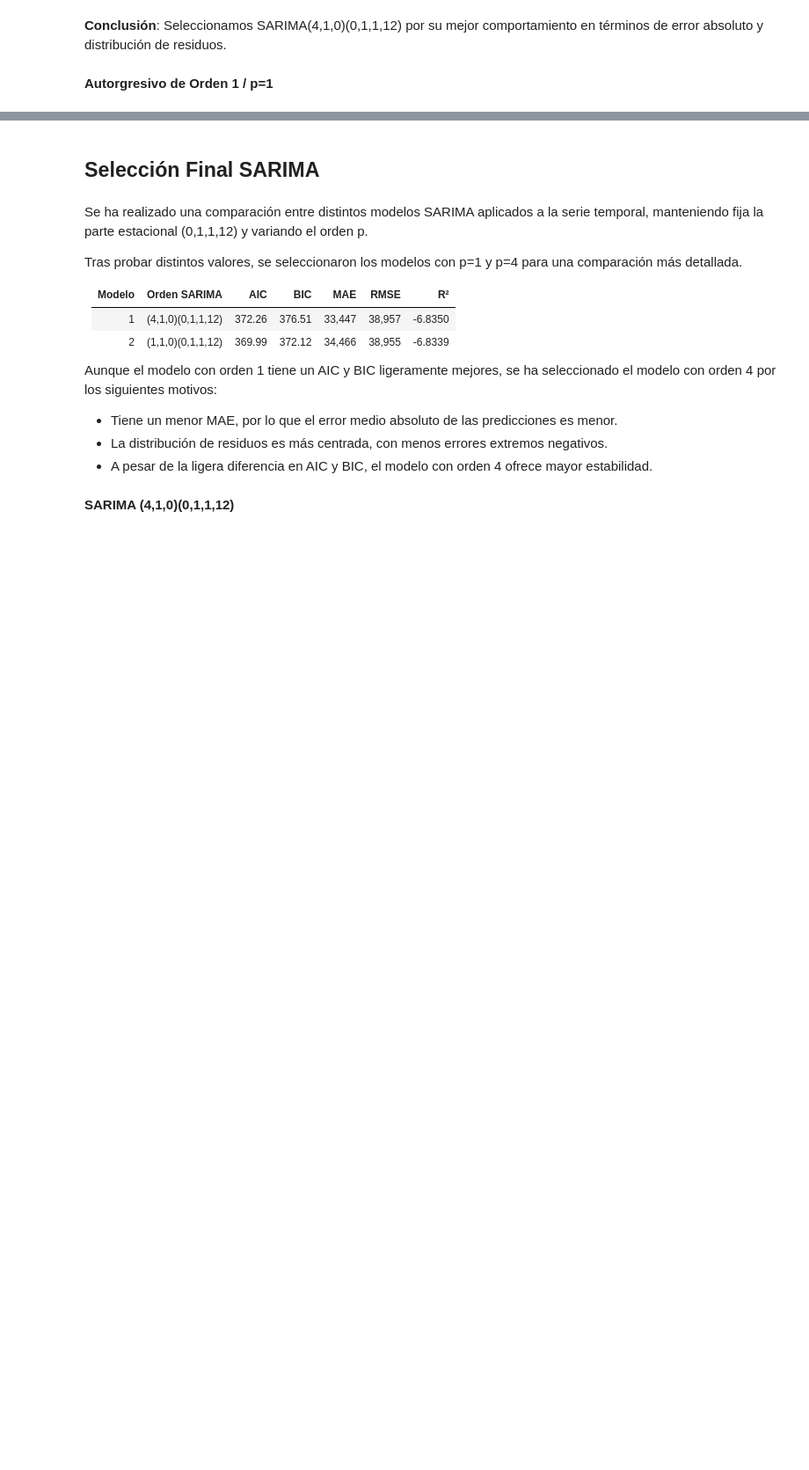
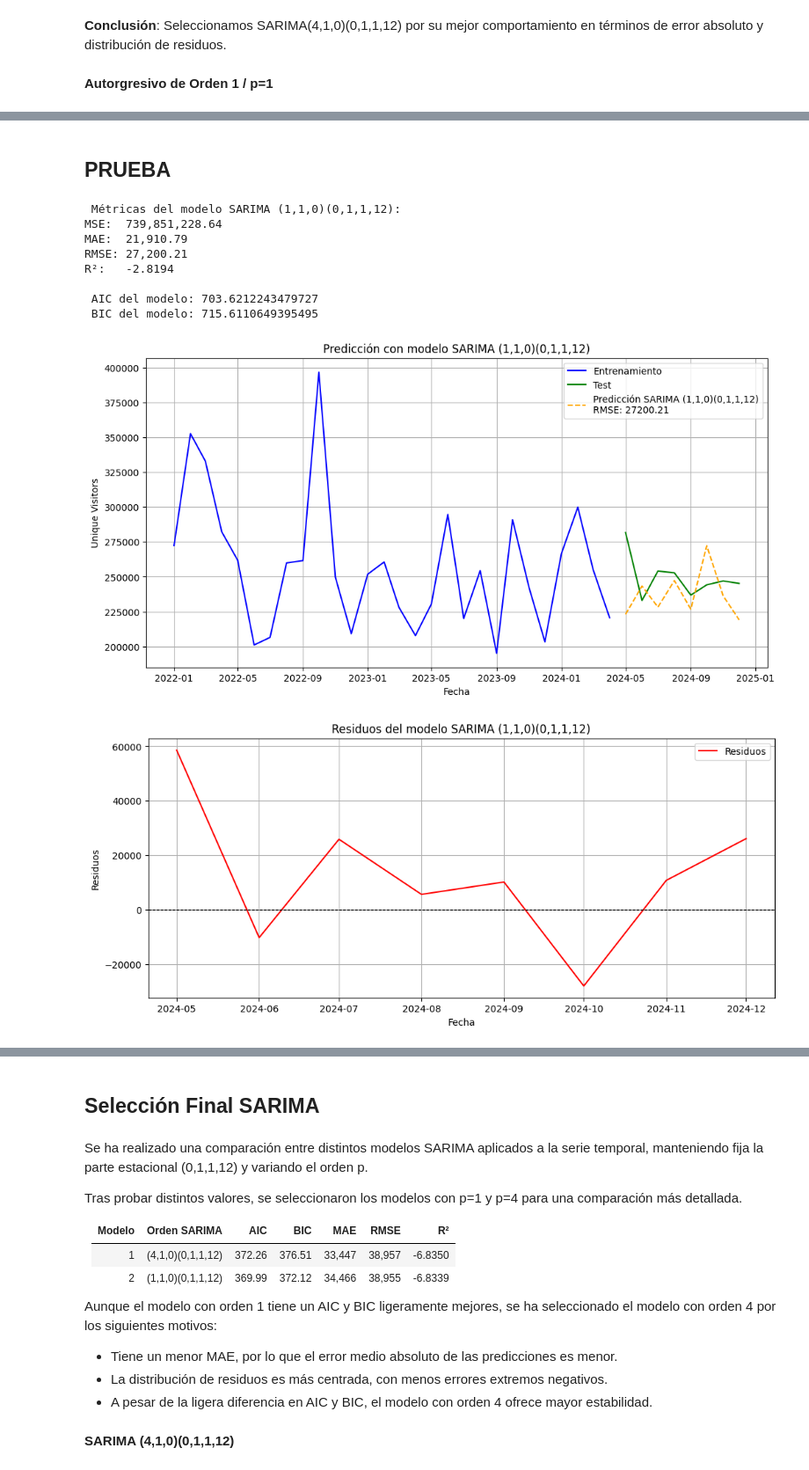
Before and after one commit to martinagg7/ia_MMM, a Jupyter notebook: notebooks/01_Sarima.ipynb, the cells around one changed output, grey strips where cells are left out. Shown at 88% size. Drawn from its saved outputs; the diff is of its cells as text; code cells hidden in the pictures; blank space fills up the shorter version.

Commit message:
up: changes sarima `unique_visitors`

```diff
--- a/notebooks/01_Sarima.ipynb
+++ b/notebooks/01_Sarima.ipynb
@@ -539,3 +539,78 @@ Covariance Type:                                opg
 Warnings:
 [1] Covariance matrix calculated using the outer product of gradients (complex-step).
 [2] Covariance matrix is singular or near-singular, with condition number 1.8e+35. Standard errors may be unstable.
+# %% [markdown]
+## PRUEBA
+# %%
+sarima_model = SARIMAX(train, order=(4, 0, 1), seasonal_order=(1, 0, 2, 12))
+sarima_fit = sarima_model.fit()
+sarima_predictions = sarima_fit.predict(start=len(train), end=len(train) + len(test) - 1, typ='levels')
+
+# Calcular métricas
+def calcular_metricas(y_true, y_pred):
+    mse = mean_squared_error(y_true, y_pred)
+    mae = mean_absolute_error(y_true, y_pred)
+    rmse = np.sqrt(mse)
+    r2 = r2_score(y_true, y_pred)
+    return mse, mae, rmse, r2
+
+metricas = calcular_metricas(test, sarima_predictions)
+print(" Métricas del modelo SARIMA (1,1,0)(0,1,1,12):")
+print(f"MSE:  {metricas[0]:,.2f}")
+print(f"MAE:  {metricas[1]:,.2f}")
+print(f"RMSE: {metricas[2]:,.2f}")
+print(f"R²:   {metricas[3]:.4f}")
+
+# AIC y BIC
+print("\n AIC del modelo:", sarima_fit.aic)
+print(" BIC del modelo:", sarima_fit.bic)
+
+# Graficar predicciones
+plt.figure(figsize=(12, 6))
+plt.plot(train.index, train, label='Entrenamiento', color='blue')
+plt.plot(test.index, test, label='Test', color='green')
+plt.plot(test.index, sarima_predictions, linestyle='--', label=f'Predicción SARIMA (1,1,0)(0,1,1,12)\nRMSE: {metricas[2]:.2f}', color='orange')
+plt.xlabel('Fecha')
+plt.ylabel('Unique Visitors')
+plt.title('Predicción con modelo SARIMA (1,1,0)(0,1,1,12)')
+plt.legend()
+plt.grid(True)
+plt.show()
+
+# Residuos
+residuos = test - sarima_predictions
+
+# Gráfico de residuos
+plt.figure(figsize=(12, 5))
+plt.plot(test.index, residuos, label='Residuos', color='red')
+plt.axhline(0, color='black', linestyle='--', linewidth=0.8)
+plt.xlabel('Fecha')
+plt.ylabel('Residuos')
+plt.title('Residuos del modelo SARIMA (1,1,0)(0,1,1,12)')
+plt.legend()
+plt.grid(True)
+plt.show()
+
+# Histograma de residuos
+plt.figure(figsize=(10, 5))
+plt.hist(residuos, bins=20, color='crimson', edgecolor='black', alpha=0.6)
+plt.title('Histograma de Residuos')
+plt.xlabel('Error')
+plt.ylabel('Frecuencia')
+plt.grid(True)
+plt.show()
+
+# Coeficientes del modelo
+print("\n Coeficientes del modelo SARIMA (1,1,0)(0,1,1,12):")
+print(sarima_fit.summary())
+# %% [output]
+ Métricas del modelo SARIMA (1,1,0)(0,1,1,12):
+MSE:  739,851,228.64
+MAE:  21,910.79
+RMSE: 27,200.21
+R²:   -2.8194
+
+ AIC del modelo: 703.6212243479727
+ BIC del modelo: 715.6110649395495
+[figure, added]
+[figure, added]
```
Also changed, not shown: parts of 11 cells of this notebook.
